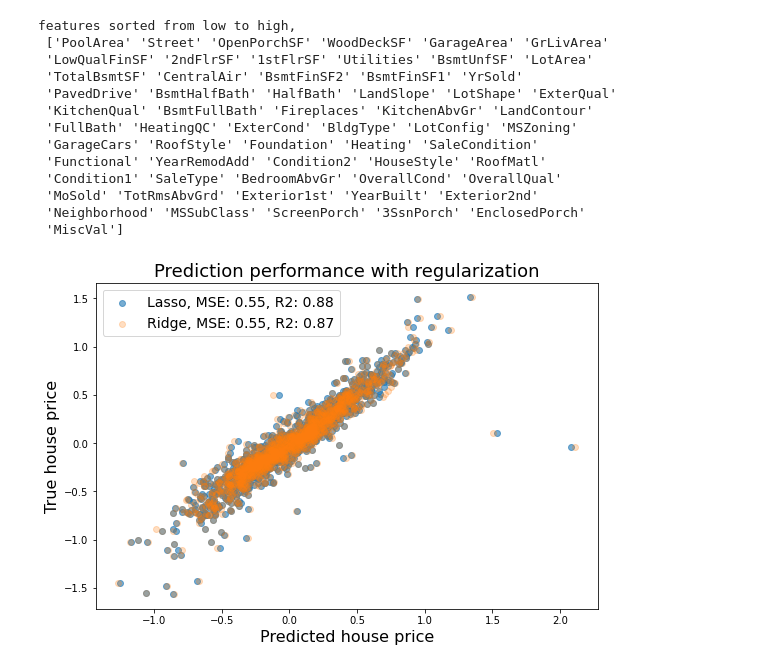
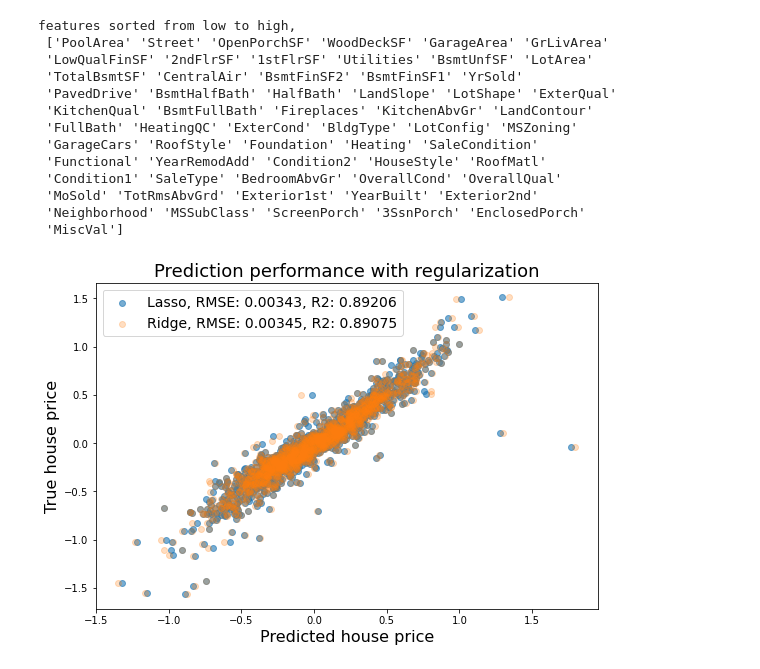
Before and after one commit to JaronThompson/HousePrices, a Jupyter notebook: EDA.ipynb, the cells around one changed output. Cells and saved outputs as stored; diff of their text form; code cells hidden in the pictures.

Commit message:
update to ordinal feature encoding

```diff
--- a/EDA.ipynb
+++ b/EDA.ipynb
@@ -75,11 +75,27 @@ print("{:.0f} categoricalfeatures: \n".format(len(categoricalfeatures)), categor
 
 27 categoricalfeatures:
  ['MSZoning', 'Street', 'LotShape', 'LandContour', 'Utilities', 'LotConfig', 'LandSlope', 'Neighborhood', 'Condition1', 'Condition2', 'BldgType', 'HouseStyle', 'RoofStyle', 'RoofMatl', 'Exterior1st',  ...
-# %%
-# Assume categorical features are ordinal and encode
-X_cat = train[categoricalfeatures].values
-enc_X_cat = OrdinalEncoder().fit(X_cat).transform(X_cat)
-train[categoricalfeatures] = enc_X_cat
+# %%
+# Neighborhood is an important categorical, nominal feature
+# want to do the ordinal encoding manually
+def OrdinalEncoder(df, features, target='SalePrice'):
+    # loop through all categorical features
+    for feature in features:
+        neighborhoods = df[feature].values
+        prices = []
+        # for each feature, determine avg target value
+        for neighborhood in np.unique(neighborhoods):
+            inds = neighborhood == neighborhoods
+            prices.append(np.mean(df.iloc[inds, :][target].values))
+        ordinal_labels = np.argsort(prices)
+        prices_dict = {neighborhood:i for i, neighborhood in enumerate(np.unique(neighborhoods)[ordinal_labels])}
+        # encode categorical features ordinally based on target values
+        encoded_neighborhood = [prices_dict[n] for n in neighborhoods]
+        df[feature] = encoded_neighborhood
+    return df
+
+# Assume categorical features are ordinal and encode
+train = OrdinalEncoder(train, categoricalfeatures)
 # %%
 X = np.array(train[features].values, np.float)
 
@@ -235,20 +251,20 @@ for trainval_index, test_index in tqdm(skf1.split(X), desc="K-Fold"):
     oof_L[test_index] = y_pred_test.flatten()
 # %%
 # calculate performance
-mse_ridge = np.linalg.norm(y - oof_R)/len(y)
-mse_lasso = np.linalg.norm(y - oof_L)/len(y)
+rmse_ridge = np.linalg.norm(y.ravel() - oof_R)/len(y)
+rmse_lasso = np.linalg.norm(y.ravel() - oof_L)/len(y)
 R2_ridge  = R2(y, oof_R)
 R2_lasso  = R2(y, oof_L)
 
 plt.figure(figsize=(9, 6))
 
-plt.scatter(oof_L, y, alpha=.6, label="Lasso, MSE: {:.2f}, R2: {:.2f}".format(mse_lasso, R2_lasso))
-plt.scatter(oof_R, y, alpha=.25, label="Ridge, MSE: {:.2f}, R2: {:.2f}".format(mse_ridge, R2_ridge))
+plt.scatter(oof_L, y, alpha=.6, label="Lasso, RMSE: {:.5f}, R2: {:.5f}".format(rmse_lasso, R2_lasso))
+plt.scatter(oof_R, y, alpha=.25, label="Ridge, RMSE: {:.5f}, R2: {:.5f}".format(rmse_ridge, R2_ridge))
 plt.xlabel("Predicted house price", fontsize=16)
 plt.ylabel("True house price", fontsize=16)
 
 plt.legend(fontsize=14)
 plt.title("Prediction performance with regularization", fontsize=18)
 plt.show()
 # %% [output]
-[figure, old version]
+[figure, new version]
```
Also changed, not shown: parts of 3 cells of this notebook, 3 other files.
